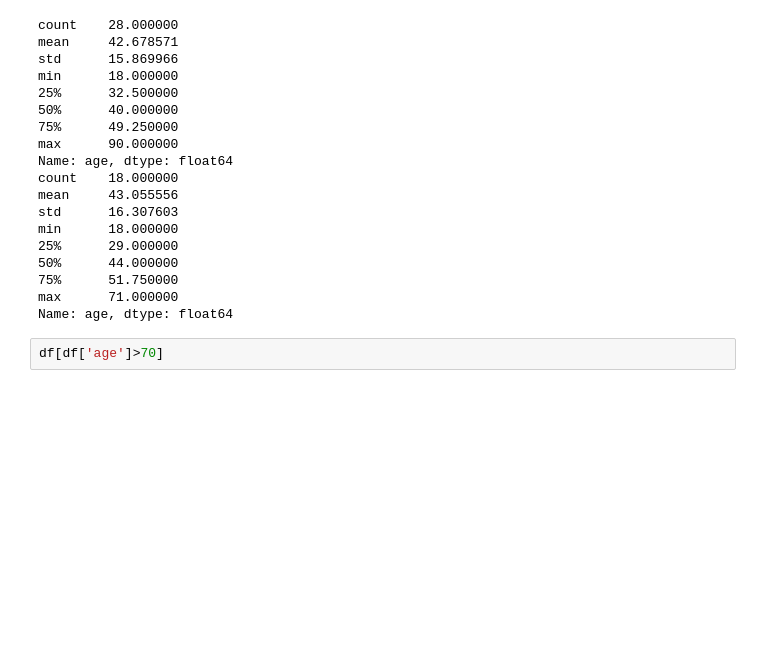
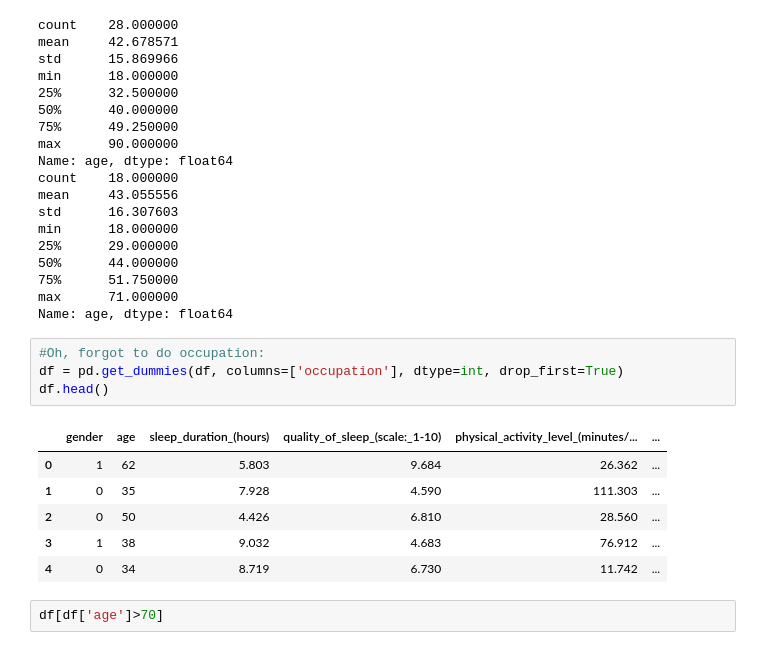
Before and after one commit to bwolff26/sleep_apnea, a Jupyter notebook: code/ceda_i.ipynb, the cells around one changed output. Drawn from its saved outputs; the diff is of its cells as text; blank space fills up the shorter version.

```diff
--- a/code/ceda_i.ipynb
+++ b/code/ceda_i.ipynb
@@ -151,6 +158,17 @@ min      18.000000
 75%      51.750000
 max      71.000000
 Name: age, dtype: float64
+# %%
+#Oh, forgot to do occupation:
+df = pd.get_dummies(df, columns=['occupation'], dtype=int, drop_first=True)
+df.head()
+# %% [output]
+|  | gender | age | sleep_duration_(hours) | quality_of_sleep_(scale:_1-10) | physical_activity_level_(minutes/... | ... |
+| 0 | 1 | 62 | 5.803 | 9.684 | 26.362 | ... |
+| 1 | 0 | 35 | 7.928 | 4.590 | 111.303 | ... |
+| 2 | 0 | 50 | 4.426 | 6.810 | 28.560 | ... |
+| 3 | 1 | 38 | 9.032 | 4.683 | 76.912 | ... |
+| 4 | 0 | 34 | 8.719 | 6.730 | 11.742 | ... |
 # %%
 df[df['age']>70]
 # %% [output]
```
Also changed, not shown: parts of 16 cells of this notebook, 1 other file.
